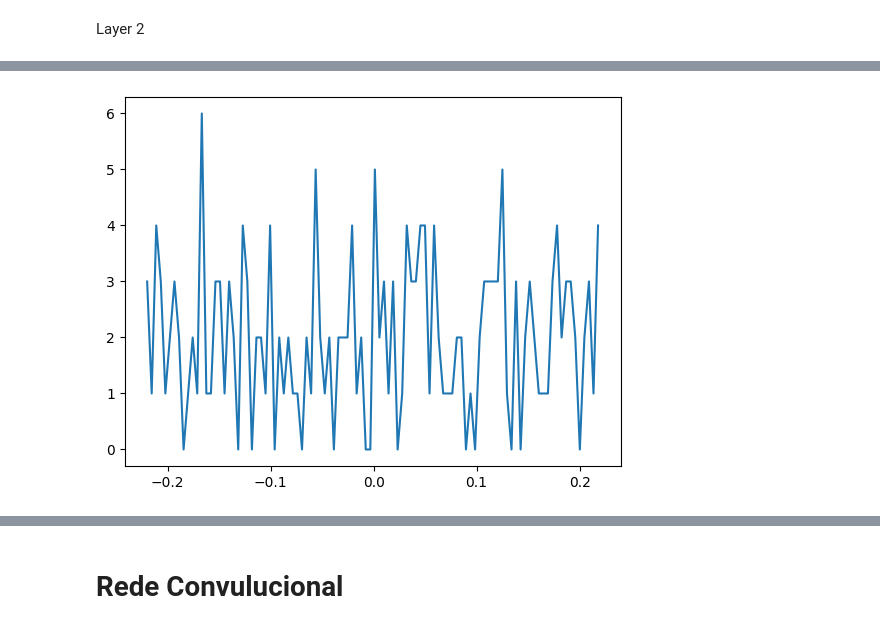
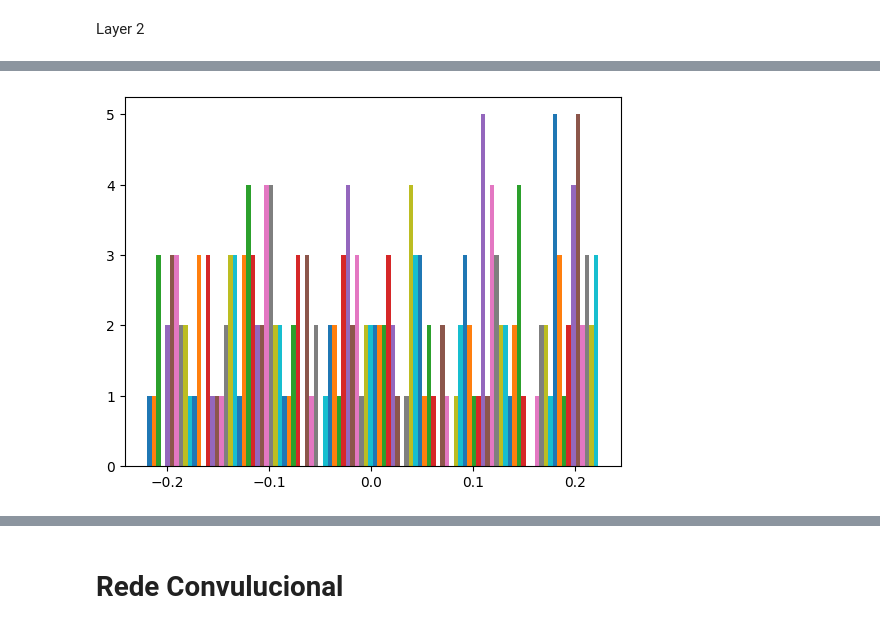
Before and after one commit to Erickllino/Neural_Network, a Jupyter notebook: MNIST.IPYNB, the cells around one changed output, grey strips where cells are left out. Cells and saved outputs as stored; diff of their text form; code cells hidden in the pictures.

```diff
--- a/MNIST.IPYNB
+++ b/MNIST.IPYNB
@@ -86,7 +89,7 @@ L1_value_before_train = torch.histogram(weights_L1_b)
 X_L1_before = L1_value_before_train[1][0:100]
 y_L1_before = L1_value_before_train[0]
 # %%
-weights_L2_b = MLP_Model().L2.weight.round(decimals=4).detach()
+weights_L2_b = MLP_Model().L2.weight.round(decimals=3).detach()
 # %%
 L2_value_before_train = torch.histogram(weights_L2_b)
 
@@ -232,4 +232,4 @@ hist_before_train = plt.plot(X_L2_before,y_L2_before)
-# %%
-hist_after_train = plt.plot(X_L2_after,y_L2_after)
-# %% [output]
-[figure, removed]
+# %%
+hist_before_train = plt.hist(weights_L2_b.sort()[0].round(decimals=3), rwidth=1)
+# %% [output]
+[figure, added]
```
Also changed, not shown: parts of 14 cells of this notebook.
